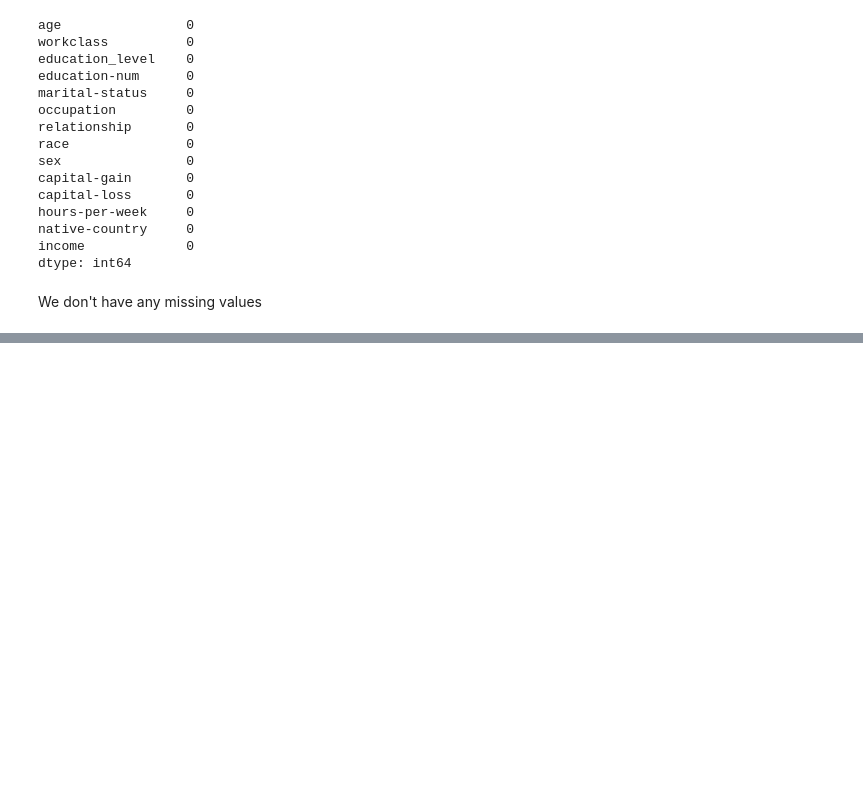
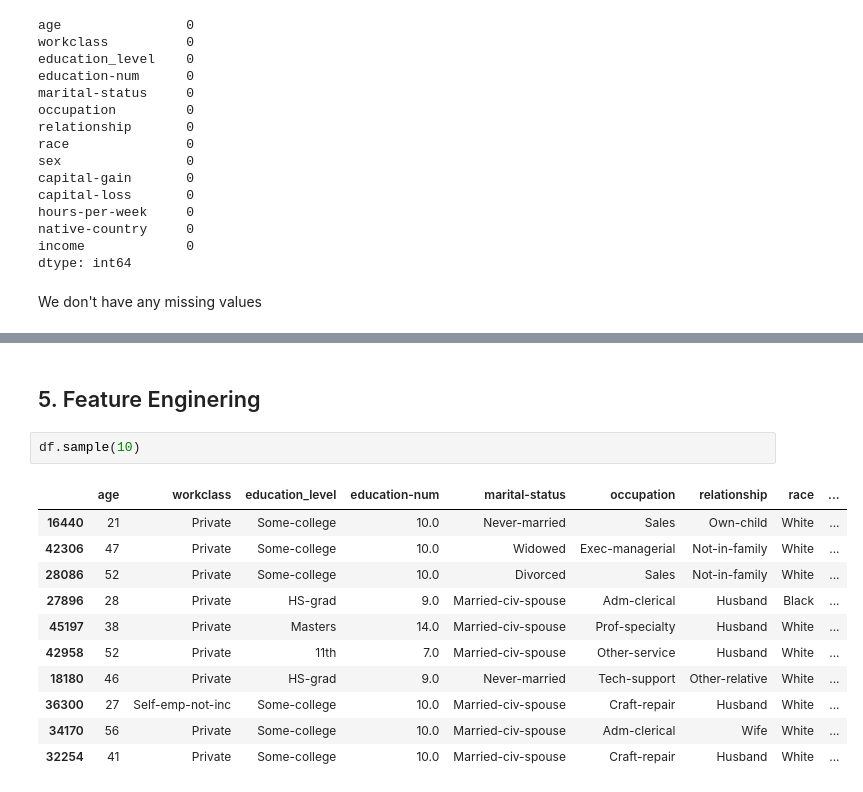
Before and after one commit to CrisMagdziak/Census-Income, a Jupyter notebook: Income.ipynb, the cells around one changed output, grey strips where cells are left out. Cells and saved outputs as stored; diff of their text form; blank space fills up the shorter version.

```diff
--- a/Income.ipynb
+++ b/Income.ipynb
@@ -196,0 +312,16 @@ We don't have any missing values
+# %% [markdown]
+## 5. Feature Enginering
+# %%
+df.sample(10)
+# %% [output]
+|  | age | workclass | education_level | education-num | marital-status | occupation | relationship | race | ... |
+| 16440 | 21 | Private | Some-college | 10.0 | Never-married | Sales | Own-child | White | ... |
+| 42306 | 47 | Private | Some-college | 10.0 | Widowed | Exec-managerial | Not-in-family | White | ... |
+| 28086 | 52 | Private | Some-college | 10.0 | Divorced | Sales | Not-in-family | White | ... |
+| 27896 | 28 | Private | HS-grad | 9.0 | Married-civ-spouse | Adm-clerical | Husband | Black | ... |
+| 45197 | 38 | Private | Masters | 14.0 | Married-civ-spouse | Prof-specialty | Husband | White | ... |
+| 42958 | 52 | Private | 11th | 7.0 | Married-civ-spouse | Other-service | Husband | White | ... |
+| 18180 | 46 | Private | HS-grad | 9.0 | Never-married | Tech-support | Other-relative | White | ... |
+| 36300 | 27 | Self-emp-not-inc | Some-college | 10.0 | Married-civ-spouse | Craft-repair | Husband | White | ... |
+| 34170 | 56 | Private | Some-college | 10.0 | Married-civ-spouse | Adm-clerical | Wife | White | ... |
+| 32254 | 41 | Private | Some-college | 10.0 | Married-civ-spouse | Craft-repair | Husband | White | ... |
```
Also changed, not shown: parts of 11 cells of this notebook.
